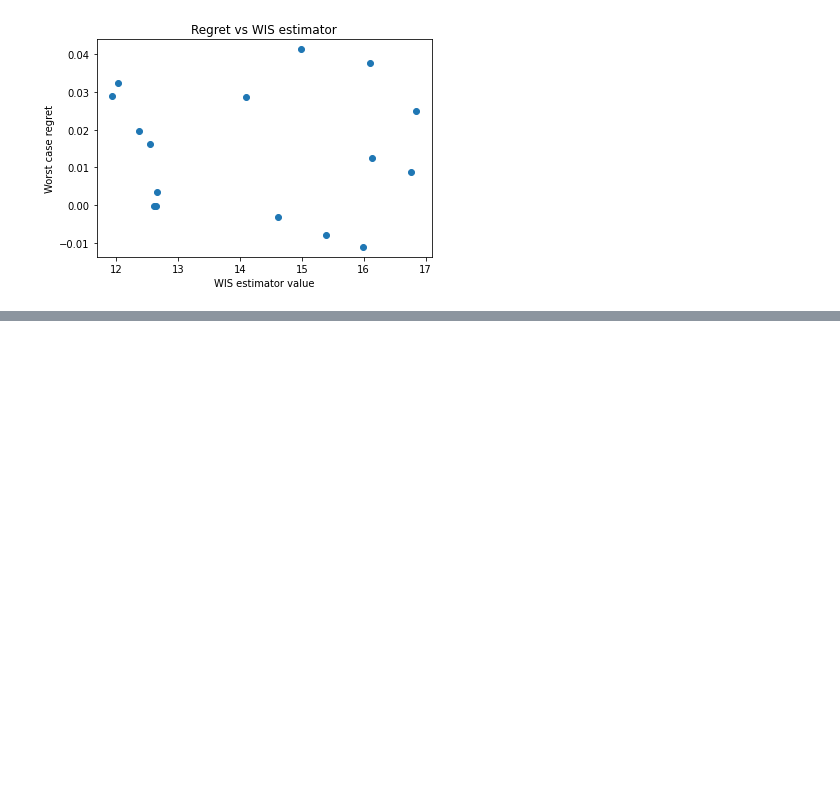
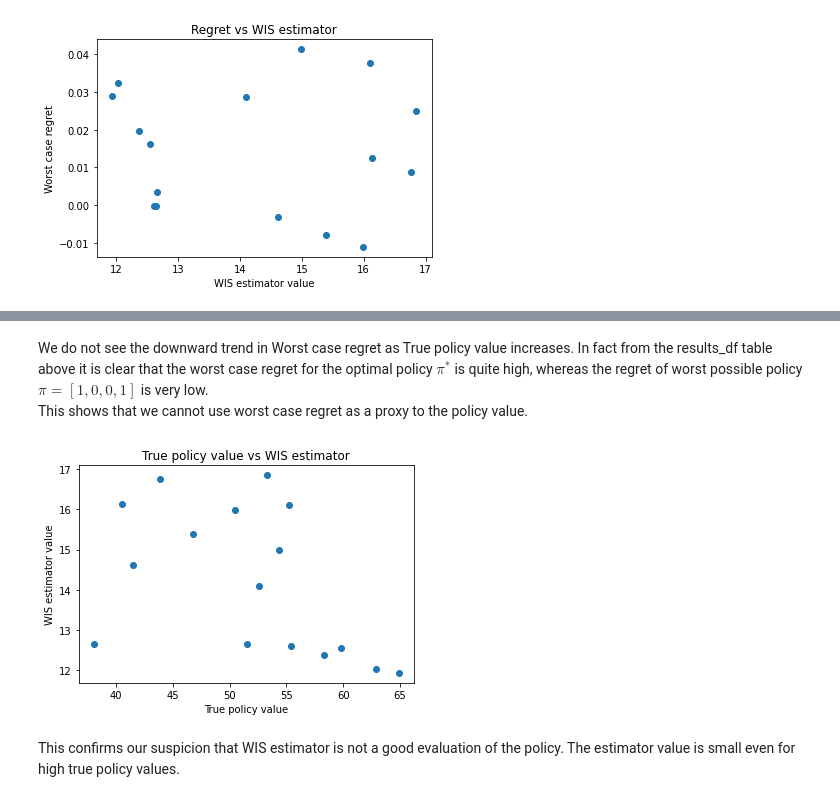
Before and after one commit to faaizT/MDPUC, a Jupyter notebook: Confounding Robust Policy Evaluation - model 3.ipynb, the cells around one changed output, grey strips where cells are left out. Saved outputs shown, nothing was run; the diff lists cells and outputs as text; code cells hidden in the pictures; blank space fills up the shorter version.

```diff
--- a/Confounding Robust Policy Evaluation - model 3.ipynb
+++ b/Confounding Robust Policy Evaluation - model 3.ipynb
@@ -415,0 +481,17 @@ Similarly the worst policy $\pi$, which acts suboptimally at each decision, has
+# %% [markdown]
+We do not see the downward trend in Worst case regret as True policy value increases. In fact from the results_df table above it is clear that the worst case regret for the optimal policy $\pi^*$ is quite high, whereas the regret of worst possible policy $\pi= [1,0,0,1]$ is very low.
+This shows that we cannot use worst case regret as a proxy to the policy value.
+# %%
+import matplotlib.pyplot as plt
+
+x = results_df['true_value']
+y = results_df['bootwis_estimator']
+plt.scatter(x, y)
+plt.xlabel('True policy value')
+plt.ylabel('WIS estimator value')
+plt.title('True policy value vs WIS estimator')
+plt.show()
+# %% [output]
+[figure, added]
+# %% [markdown]
+This confirms our suspicion that WIS estimator is not a good evaluation of the policy. The estimator value is small even for high true policy values.
```
Also changed, not shown: parts of 12 cells of this notebook.
